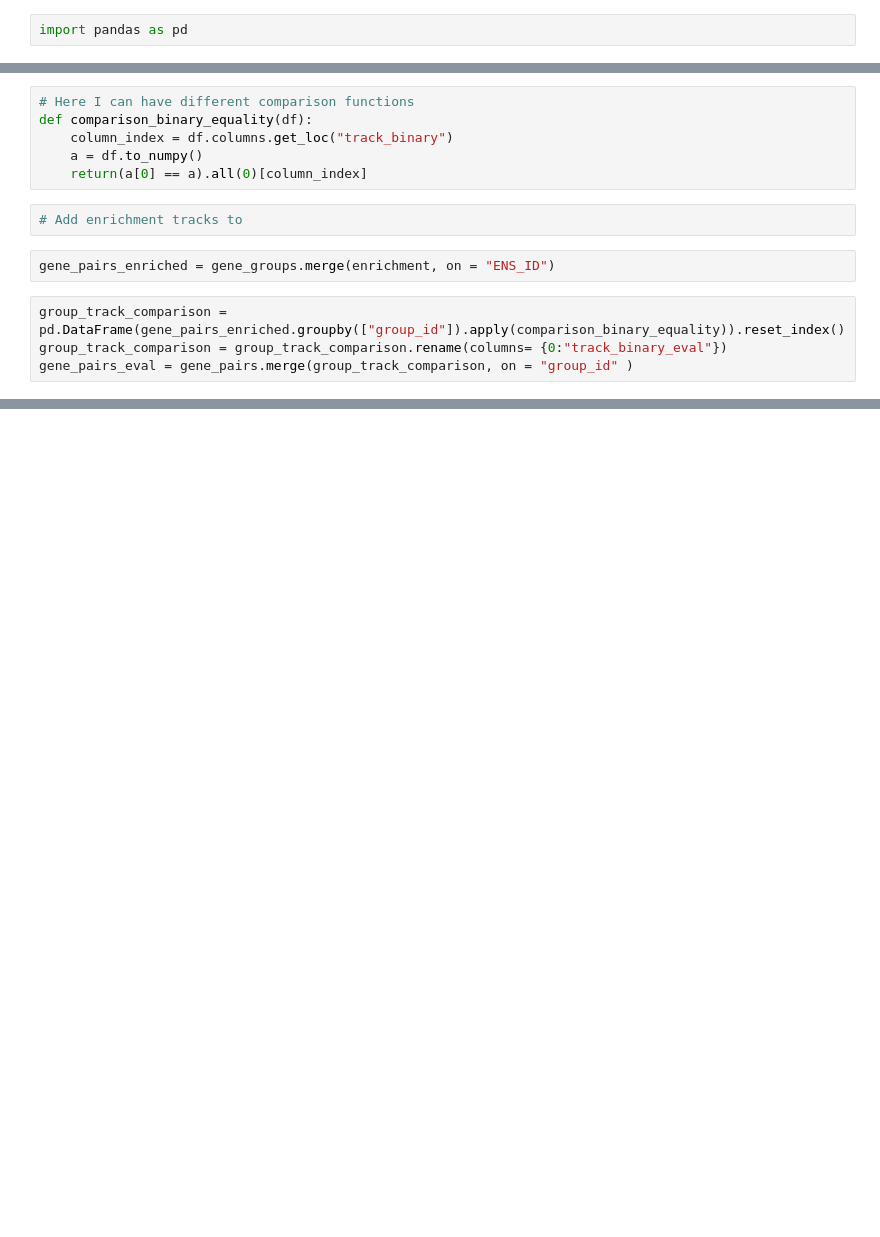
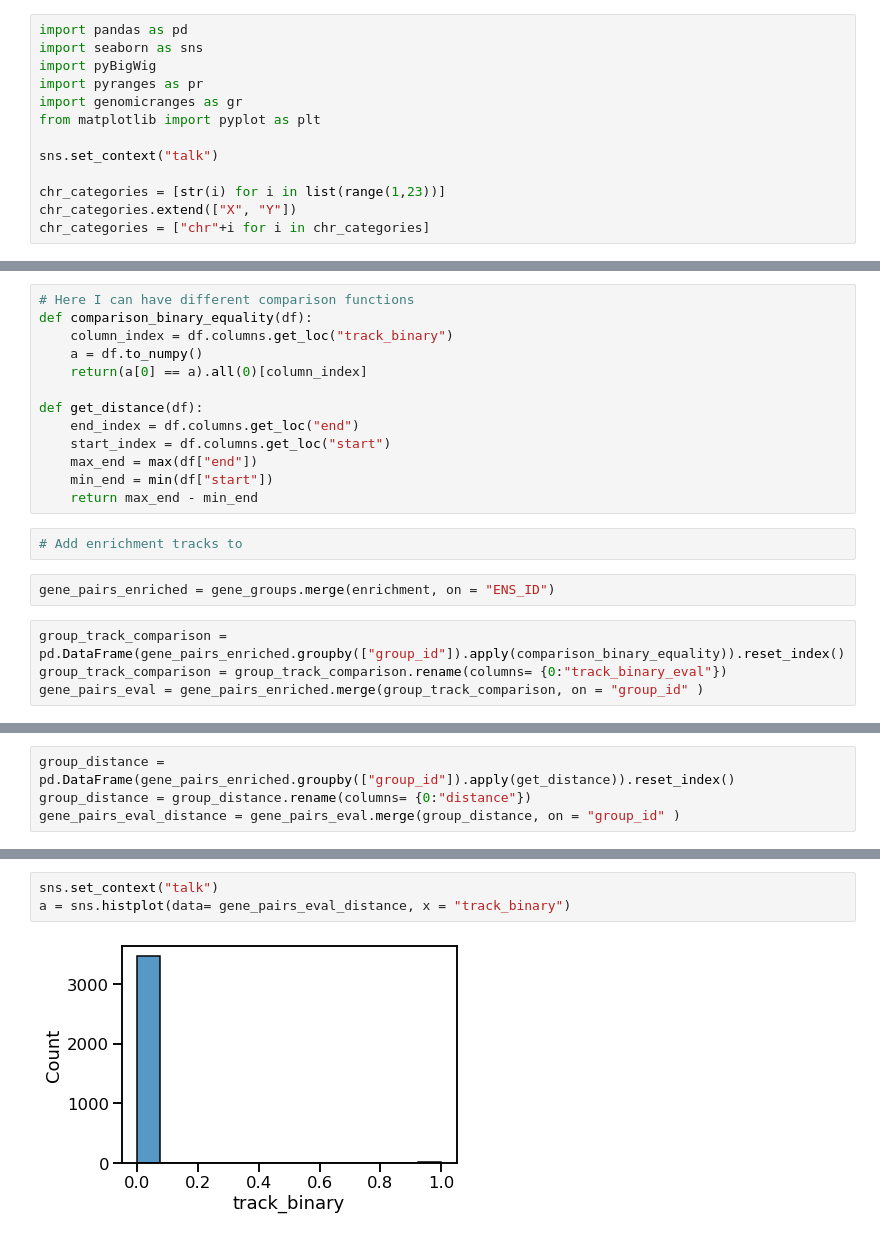
Before and after one commit to luisas/FED, a Jupyter notebook: src/notebook/01_paralogs.ipynb, the cells around one changed output, grey strips where cells are left out. Drawn from its saved outputs; the diff is of its cells as text; blank space fills up the shorter version.

```diff
--- a/src/notebook/01_paralogs.ipynb
+++ b/src/notebook/01_paralogs.ipynb
@@ -1,2 +1,13 @@
 # %%
 import pandas as pd
+import seaborn as sns
+import pyBigWig
+import pyranges as pr
+import genomicranges as gr
+from matplotlib import pyplot as plt
+
+sns.set_context("talk")
+
+chr_categories = [str(i) for i in list(range(1,23))]
+chr_categories.extend(["X", "Y"])
+chr_categories = ["chr"+i for i in chr_categories]
@@ -18,6 +113,13 @@ def comparison_binary_equality(df):
     column_index = df.columns.get_loc("track_binary")
     a = df.to_numpy()
     return(a[0] == a).all(0)[column_index]
+
+def get_distance(df):
+    end_index = df.columns.get_loc("end")
+    start_index = df.columns.get_loc("start")
+    max_end = max(df["end"])
+    min_end = min(df["start"])
+    return max_end - min_end
 # %%
 # Add enrichment tracks to
 # %%
@@ -25,7 +127,7 @@ gene_pairs_enriched = gene_groups.merge(enrichment, on = "ENS_ID")
 # %%
 group_track_comparison = pd.DataFrame(gene_pairs_enriched.groupby(["group_id"]).apply(comparison_binary_equality)).reset_index()
 group_track_comparison = group_track_comparison.rename(columns= {0:"track_binary_eval"})
-gene_pairs_eval = gene_pairs.merge(group_track_comparison, on = "group_id" )
+gene_pairs_eval = gene_pairs_enriched.merge(group_track_comparison, on = "group_id" )
 # %%
 gene_pairs_eval.track_binary_eval.value_counts()
 # %% [output]
@@ -50,0 +141,4 @@ gene_pairs_eval
+# %%
+group_distance = pd.DataFrame(gene_pairs_enriched.groupby(["group_id"]).apply(get_distance)).reset_index()
+group_distance = group_distance.rename(columns= {0:"distance"})
+gene_pairs_eval_distance = gene_pairs_eval.merge(group_distance, on = "group_id" )
@@ -50,0 +189,5 @@ gene_pairs_eval
+# %%
+sns.set_context("talk")
+a = sns.histplot(data= gene_pairs_eval_distance, x = "track_binary")
+# %% [output]
+[figure, added]
```
Also changed, not shown: parts of 16 cells of this notebook, 16 other files.
